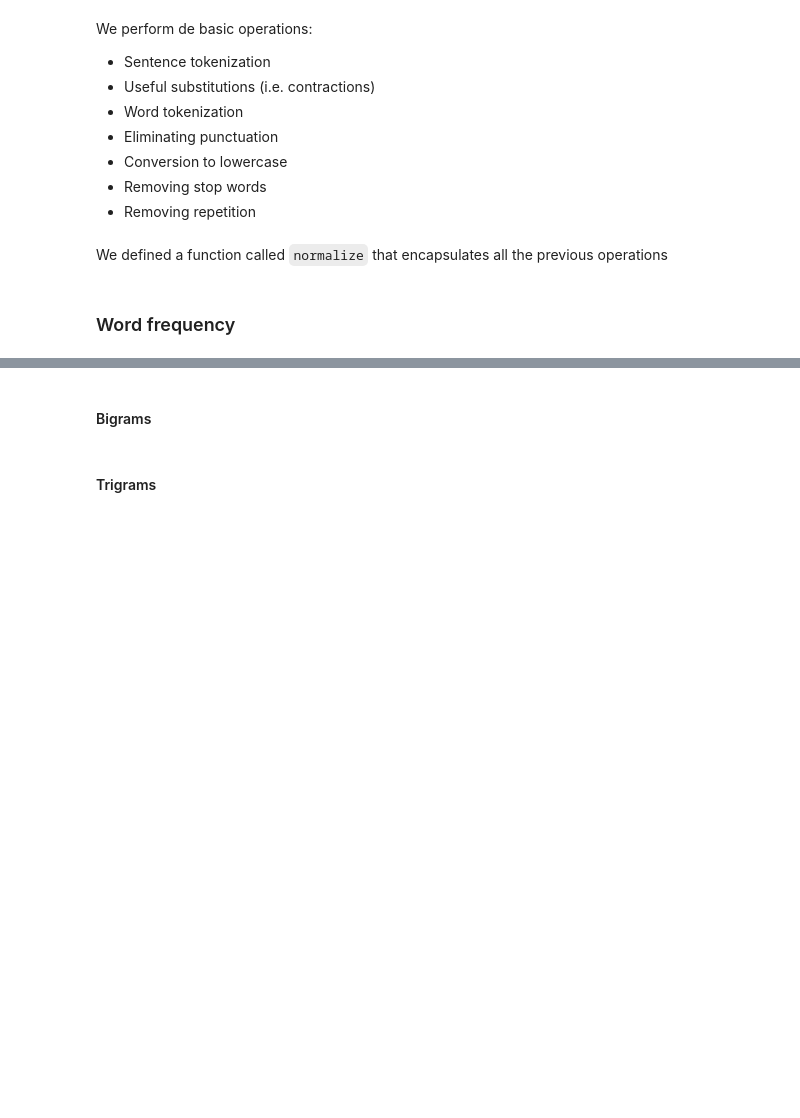
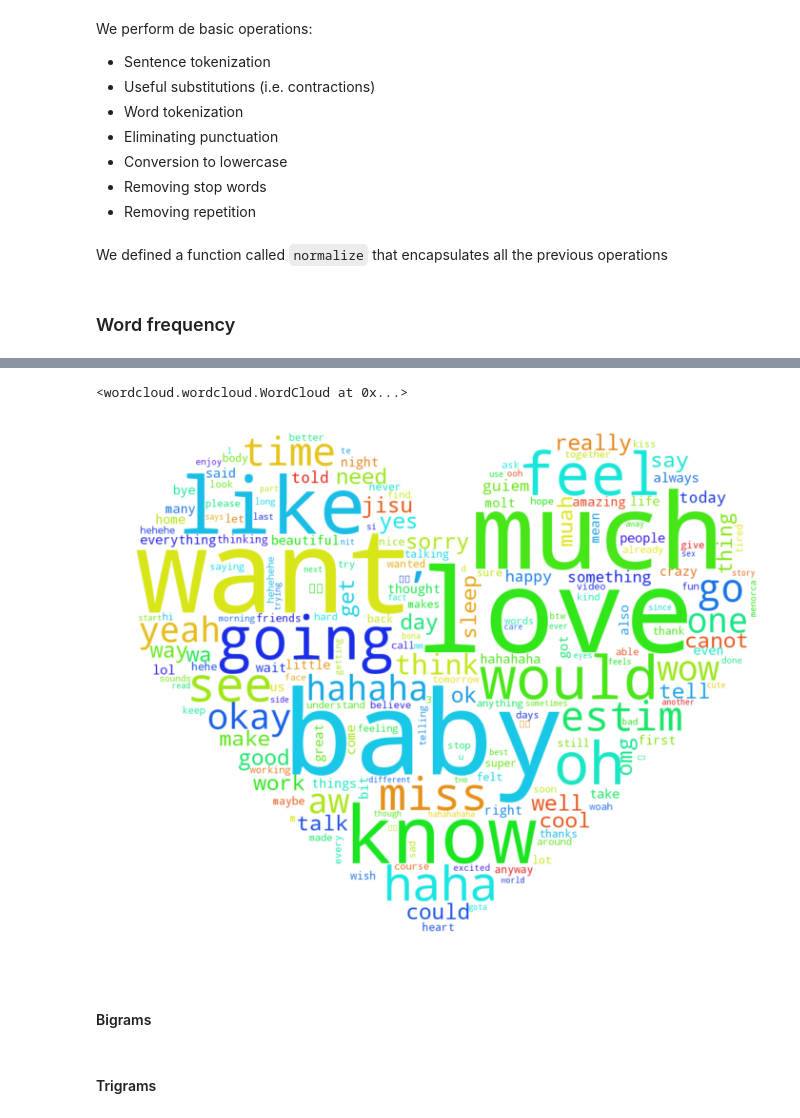
Before and after one commit to guiem/my_notebooks, a Jupyter notebook: anniversary/anniversary.ipynb, the cells around one changed output, grey strips where cells are left out. Drawn from its saved outputs; the diff is of its cells as text; code cells hidden in the pictures; blank space fills up the shorter version.

Commit message:
cloud of word frequency

```diff
--- a/anniversary/anniversary.ipynb
+++ b/anniversary/anniversary.ipynb
@@ -581,3 +585,21 @@ df['text_normalized'] = df.text.apply(anniv_normalize)
+# %%
+heart_mask = np.array(Image.open("./imgs/heart_mask_2.png"))
+# %%
+stopwords = set()
+wc = WordCloud(background_color="white",mask=heart_mask,stopwords=stopwords)
+# %%
+wc.generate_from_frequencies(list(top_1000.to_dict().items()))
+# %% [output]
+<wordcloud.wordcloud.WordCloud at 0x...>
+# %%
+plt.figure(figsize=(20,10))
+plt.imshow(wc, interpolation='bilinear')
+plt.axis("off")
+#plt.imshow(heart_mask, cmap=plt.cm.gray, interpolation='bilinear')
+plt.axis("off")
+plt.show()
+# %% [output]
+[figure, added]
 # %% [markdown]
 #### Bigrams <a class="anchor" id="bigrams"></a>
 # %% [markdown]
```
Also changed, not shown: parts of 7 cells of this notebook.
